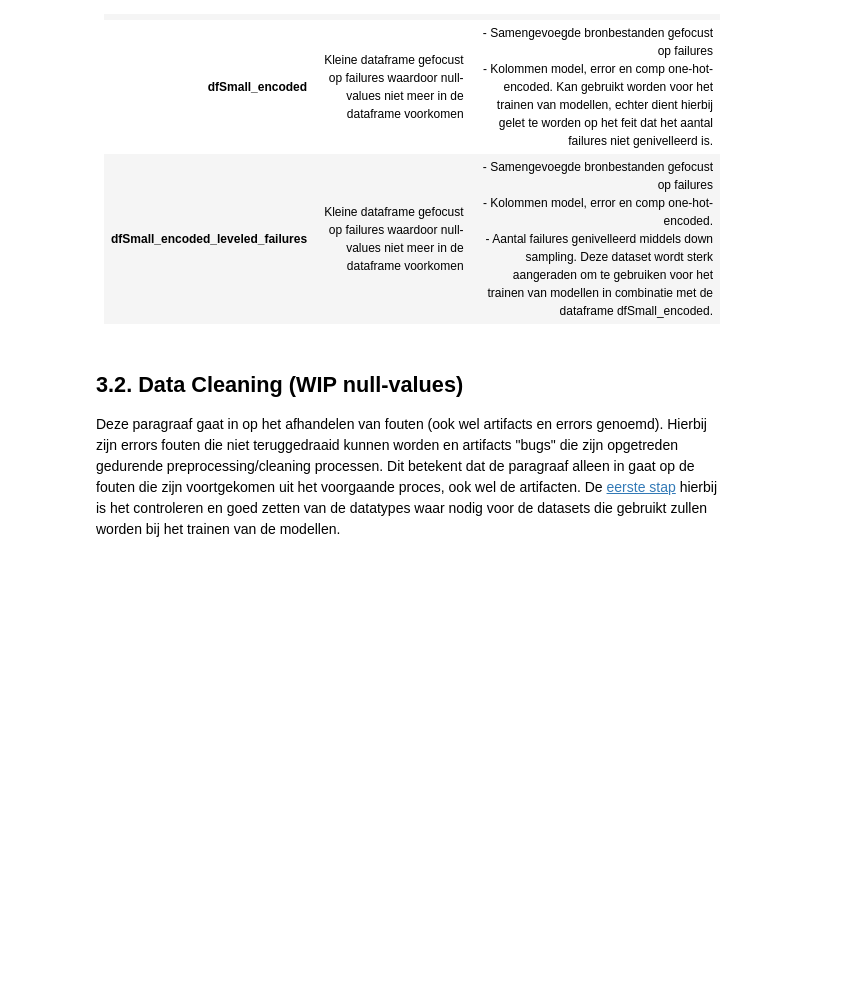
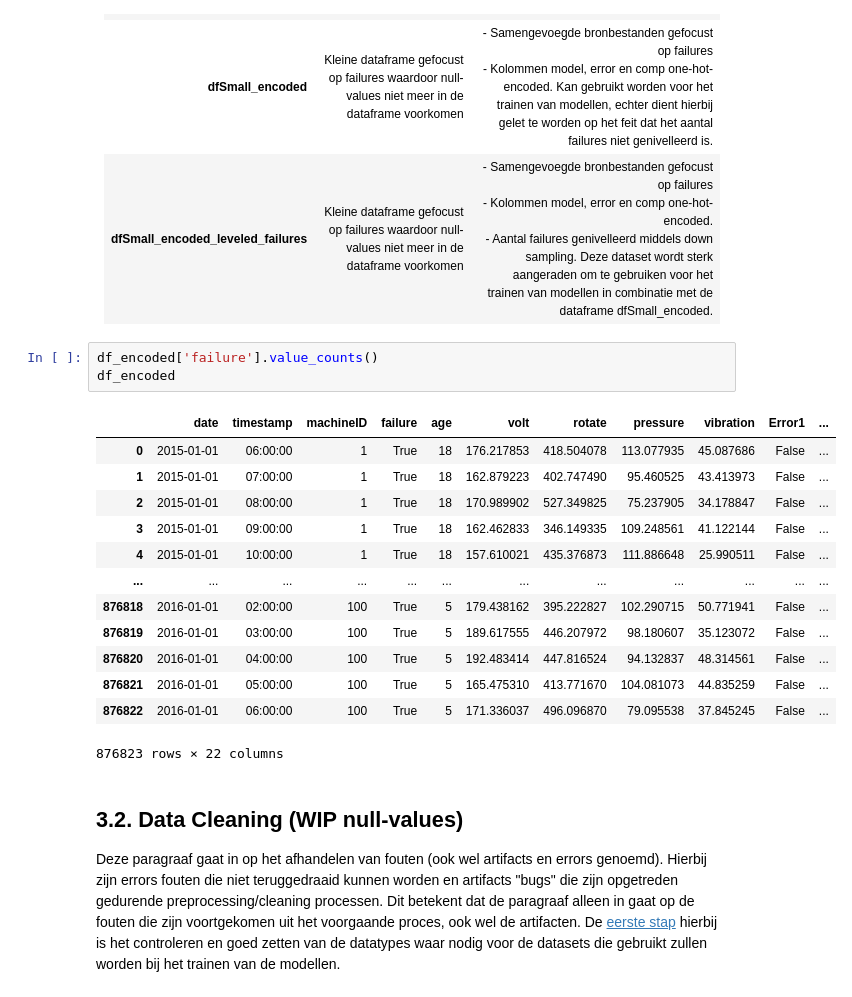
Before and after one commit to Intux404/Predictive_Maintenance, a Jupyter notebook: Predictive_Maintenance_nieuw.ipynb, the cells around one changed output. Saved outputs shown, nothing was run; the diff lists cells and outputs as text; blank space fills up the shorter version.

```diff
--- a/Predictive_Maintenance_nieuw.ipynb
+++ b/Predictive_Maintenance_nieuw.ipynb
@@ -618,6 +618,23 @@ Op dit punt zijn veel handelingen uitgevoerd omtrent de oorspronkelijke data. Om
 |dfSmall|Kleine dataframe gefocust op failures waardoor null-values niet meer in de dataframe voorkomen|- Samengevoegde bronbestanden gefocust op failures. Dient niet gebruikt te worden voor het trainen van modellen.|
 |**dfSmall_encoded**|Kleine dataframe gefocust op failures waardoor null-values niet meer in de dataframe voorkomen|- Samengevoegde bronbestanden gefocust op failures<br> - Kolommen model, error en comp one-hot-encoded. Kan gebruikt worden voor het trainen van modellen, echter dient hierbij gelet te worden op het feit dat het aantal failures niet genivelleerd is.|
 |**dfSmall_encoded_leveled_failures**|Kleine dataframe gefocust op failures waardoor null-values niet meer in de dataframe voorkomen|- Samengevoegde bronbestanden gefocust op failures<br> - Kolommen model, error en comp one-hot-encoded.<br>- Aantal failures genivelleerd middels down sampling. Deze dataset wordt sterk aangeraden om te gebruiken voor het trainen van modellen in combinatie met de dataframe dfSmall_encoded.|
+# %%
+df_encoded['failure'].value_counts()
+df_encoded
+# %% [output]
+|  | date | timestamp | machineID | failure | age | volt | rotate | pressure | vibration | Error1 | ... |
+| 0 | 2015-01-01 | 06:00:00 | 1 | True | 18 | 176.217853 | 418.504078 | 113.077935 | 45.087686 | False | ... |
+| 1 | 2015-01-01 | 07:00:00 | 1 | True | 18 | 162.879223 | 402.747490 | 95.460525 | 43.413973 | False | ... |
+| 2 | 2015-01-01 | 08:00:00 | 1 | True | 18 | 170.989902 | 527.349825 | 75.237905 | 34.178847 | False | ... |
+| 3 | 2015-01-01 | 09:00:00 | 1 | True | 18 | 162.462833 | 346.149335 | 109.248561 | 41.122144 | False | ... |
+| 4 | 2015-01-01 | 10:00:00 | 1 | True | 18 | 157.610021 | 435.376873 | 111.886648 | 25.990511 | False | ... |
+| ... | ... | ... | ... | ... | ... | ... | ... | ... | ... | ... | ... |
+| 876818 | 2016-01-01 | 02:00:00 | 100 | True | 5 | 179.438162 | 395.222827 | 102.290715 | 50.771941 | False | ... |
+| 876819 | 2016-01-01 | 03:00:00 | 100 | True | 5 | 189.617555 | 446.207972 | 98.180607 | 35.123072 | False | ... |
+| 876820 | 2016-01-01 | 04:00:00 | 100 | True | 5 | 192.483414 | 447.816524 | 94.132837 | 48.314561 | False | ... |
+| 876821 | 2016-01-01 | 05:00:00 | 100 | True | 5 | 165.475310 | 413.771670 | 104.081073 | 44.835259 | False | ... |
+| 876822 | 2016-01-01 | 06:00:00 | 100 | True | 5 | 171.336037 | 496.096870 | 79.095538 | 37.845245 | False | ... |
+876823 rows × 22 columns
 # %% [markdown]
 ## 3.2. Data Cleaning (WIP null-values) <a class="anchor" id="Chapter3.2"></a><br>
 
```
Also changed, not shown: parts of 1 cell of this notebook.
